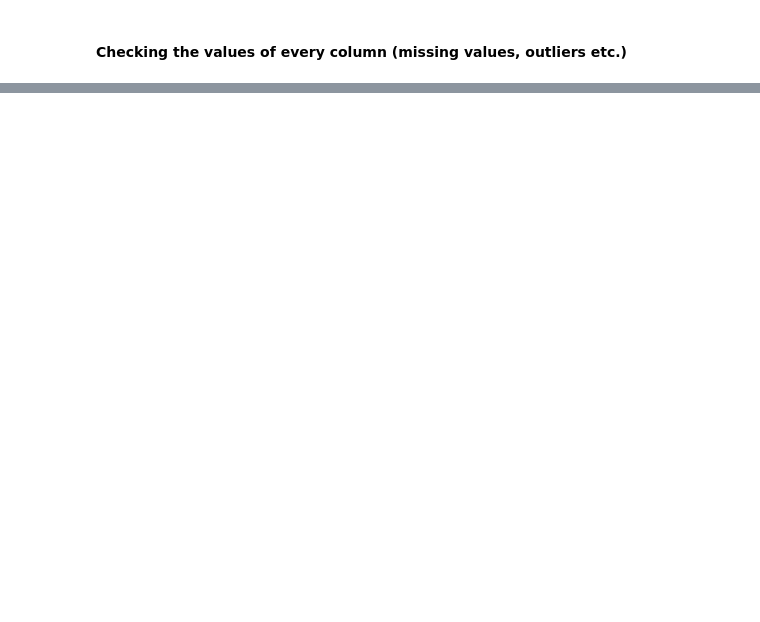
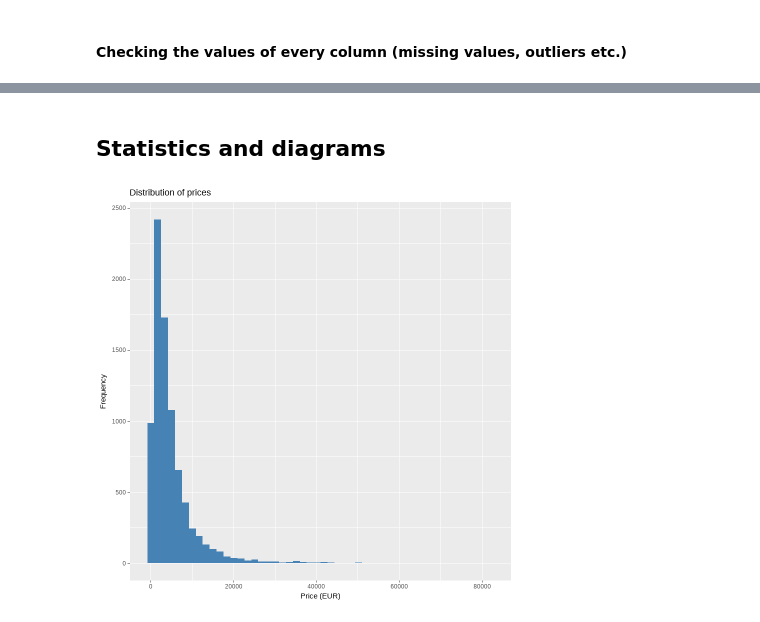
Before and after one commit to balintschmidt22/r_data_mining, a Jupyter notebook: car_sales.ipynb, the cells around one changed output, grey strips where cells are left out. Drawn from its saved outputs; the diff is of its cells as text; code cells hidden in the pictures; blank space fills up the shorter version.

```diff
--- a/car_sales.ipynb
+++ b/car_sales.ipynb
@@ -353,0 +631,3 @@ A tibble: 4 × 1
+# %%
+cars <- cars_raw
+head(cars, 8)
@@ -353,0 +680,8 @@ A tibble: 4 × 1
+# %% [markdown]
+## Statistics and diagrams
+# %%
+ggplot(cars, aes(x = price_eur)) +
+  geom_histogram(fill = "steelblue", bins = 50) +
+  labs(title = "Distribution of prices", x = "Price (EUR)", y = "Frequency")
+# %% [output]
+[figure, added]
```
Also changed, not shown: parts of 49 cells of this notebook.
